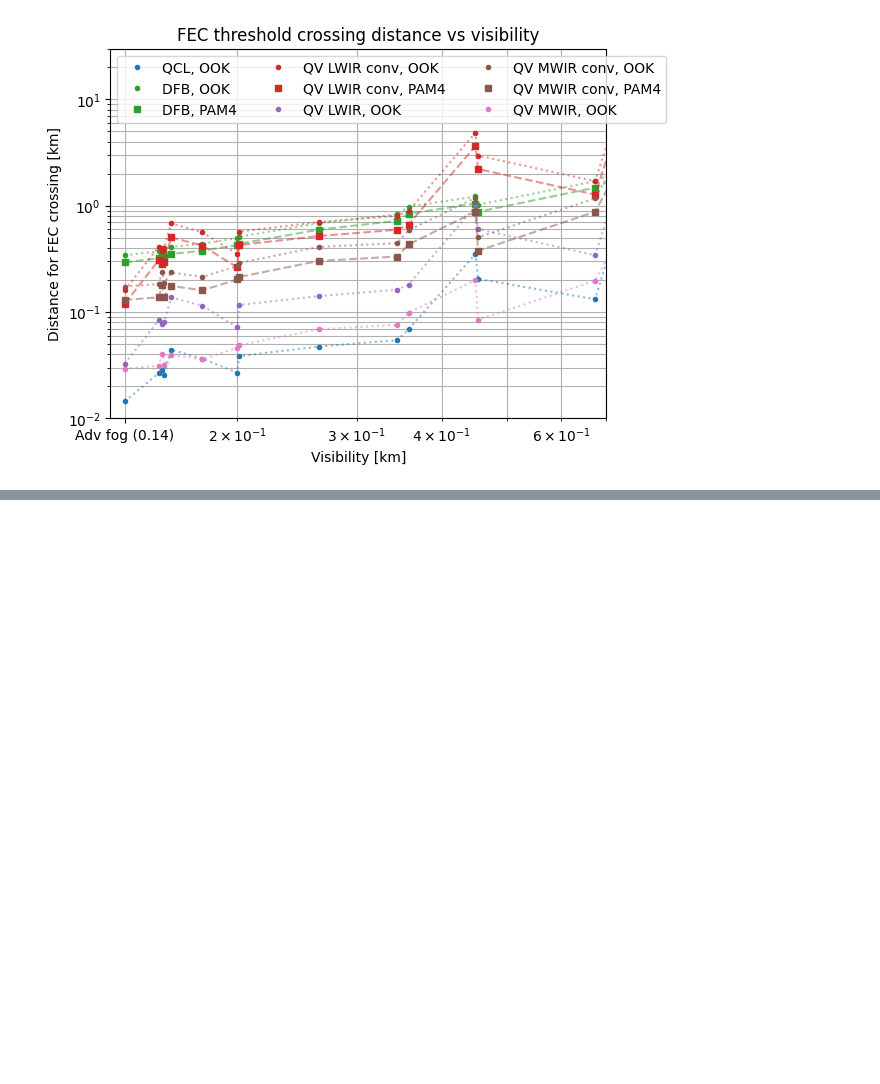
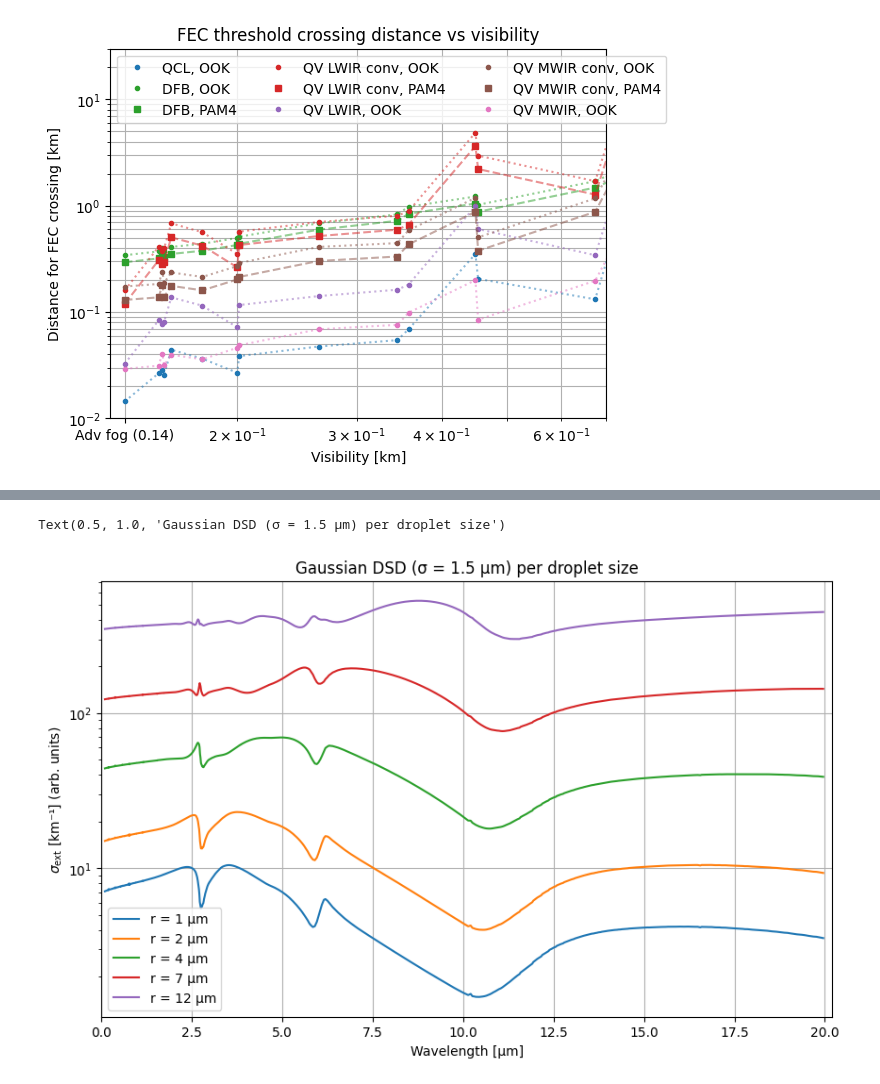
Before and after one commit to auphotonicLab/PICLab-narrow-linewidth, a Jupyter notebook: Mid-IR/Mie_scattering_various_atmospheres.ipynb, the cells around one changed output, grey strips where cells are left out. Cells and saved outputs as stored; diff of their text form; code cells hidden in the pictures; blank space fills up the shorter version.

```diff
--- a/Mid-IR/Mie_scattering_various_atmospheres.ipynb
+++ b/Mid-IR/Mie_scattering_various_atmospheres.ipynb
@@ -560,0 +632,24 @@ plt.savefig(rf"C:\Users\au617810\OneDrive - Aarhus universitet\Videnskabelig ass
+# %%
+#Integrate each Gaussian DSD against Q_ext(lambda,r) over radius (same integral as used for the fog cases above) to get the extinction coefficient per wavelength.
+
+extinction_gauss = {
+    r: np.array([sf.mie_extinction_coefficient(cloud_dsds[r], q_ext_arr[i], radius) for i in range(len(wavelengths))])
+    for r in cloud_radii
+}
+# %%
+#Plot the resulting extinction coefficients vs wavelength, one curve per droplet size.
+
+plt.figure(figsize=(10,6))
+for r in cloud_radii:
+    plt.plot(wavelengths, extinction_gauss[r], label=f"r = {r} µm")
+
+plt.grid()
+plt.legend()
+plt.xlabel("Wavelength [µm]")
+plt.ylabel(r"$\sigma_\mathrm{ext}$ [km⁻¹] (arb. units)")
+plt.yscale('log')
+plt.xlim(0,20.2)
+plt.title(f"Gaussian DSD (σ = {gauss_sigma} µm) per droplet size")
+# %% [output]
+Text(0.5, 1.0, 'Gaussian DSD (σ = 1.5 µm) per droplet size')
+[figure, added]
```
Also changed, not shown: parts of 11 cells of this notebook.
